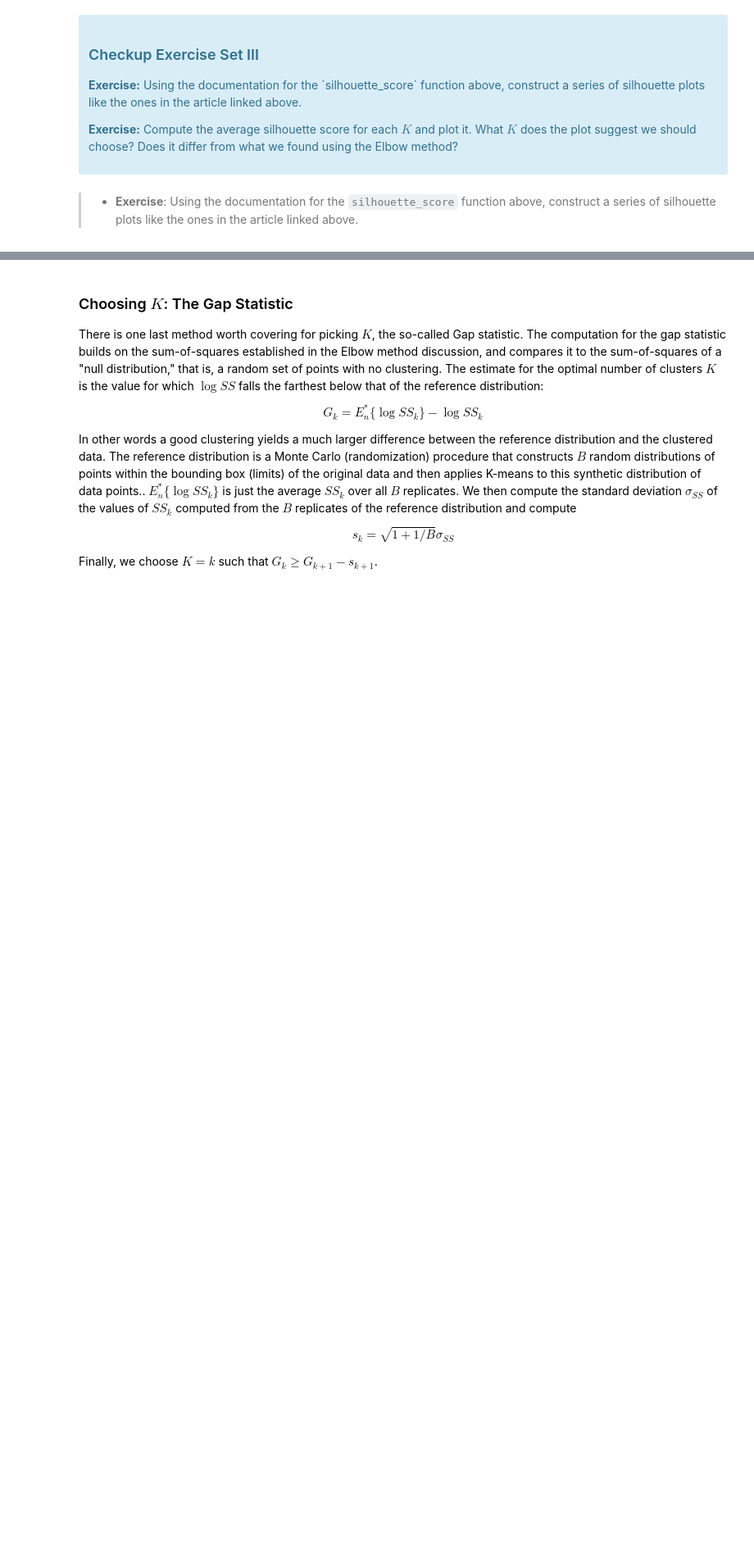
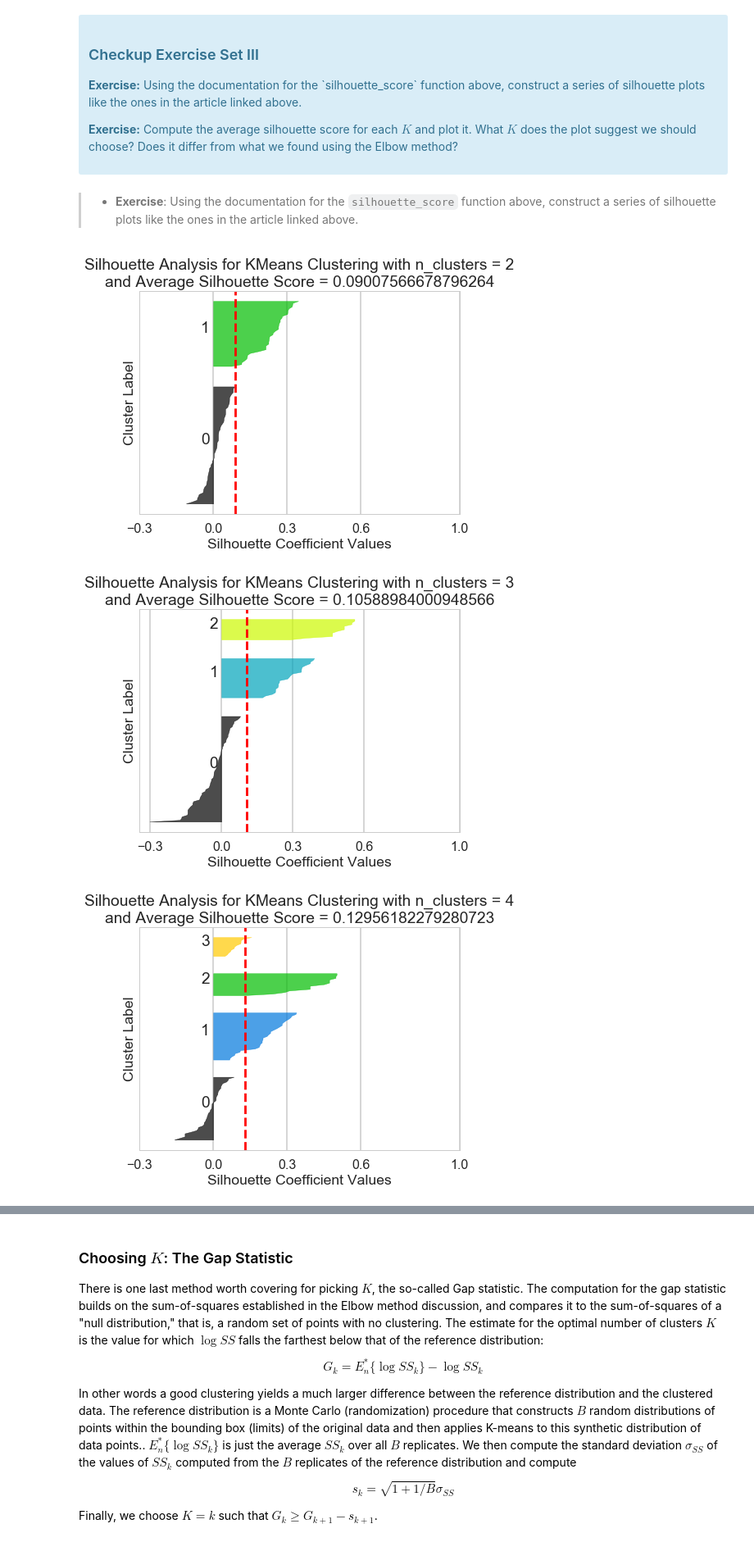
Before and after one commit to karlphillip/DataScience, a Jupyter notebook: Smaller Projects/clustering_customer_segmentation_ml/Mini_Project_Clustering.ipynb, the cells around one changed output, grey strips where cells are left out. Shown at 82% size. Cells and saved outputs as stored; diff of their text form; code cells hidden in the pictures; blank space fills up the shorter version.

```diff
--- a/Smaller Projects/clustering_customer_segmentation_ml/Mini_Project_Clustering.ipynb
+++ b/Smaller Projects/clustering_customer_segmentation_ml/Mini_Project_Clustering.ipynb
@@ -247,26 +285,27 @@ Fortunately, scikit-learn provides a function to compute this for us (phew!) cal
 # %%
 # karl
 from sklearn.metrics import silhouette_score
+from sklearn.metrics import silhouette_samples
 
 matrix_df = get_matrix()
-k_vector = range(2, 11)
-sscore_vector = []
 
 # apply a new KMeans() for each k value in k_vector
-# for k in k_vector:
-#     model = KMeans(n_clusters=k)
-#     model.fit(matrix_df)
-#     labels = model.fit_predict(matrix_df)
+k_vector = range(2, 11)
+for k in k_vector:
+    model = KMeans(n_clusters=k)
+    labels = model.fit_predict(matrix_df)
 
-#     # compute silhouette score
-#     score_avg = silhouette_score(matrix_df, labels)
-#     sscore_vector.append(score_avg)
+    # compute silhouette score for ALL samples
+    s_score_avg = silhouette_score(matrix_df, labels)
+    #print('>>> With n_clusters =', k, ', the avg silhouette score is:', s_score_avg)
 
-#     # Plot ks vs inertias
-#     plt.figure(figsize=(8,5))
-#     plt.plot(score_avg, labels, '-o')
-#     plt.title('Silhouette Analysis for KMeans(n_clusters=' + str(k) + ')')
-#     plt.xlabel('Silhouette Score')
-#     plt.ylabel('Cluster Label')
-#     plt.xticks(k_vector)
-#     plt.show()
+    # compute silhouette scores for EACH sample
+    sample_silhouette_values = silhouette_samples(matrix_df, labels)
+    #print('    sample_silhouette_values=', sample_silhouette_values)
+
+    plot_clusters_silhouette(labels, s_score_avg, sample_silhouette_values, k)
+#     break
+# %% [output]
+[figure, added]
+[figure, added]
+[figure, added]
```
Also changed, not shown: parts of 22 cells of this notebook.
